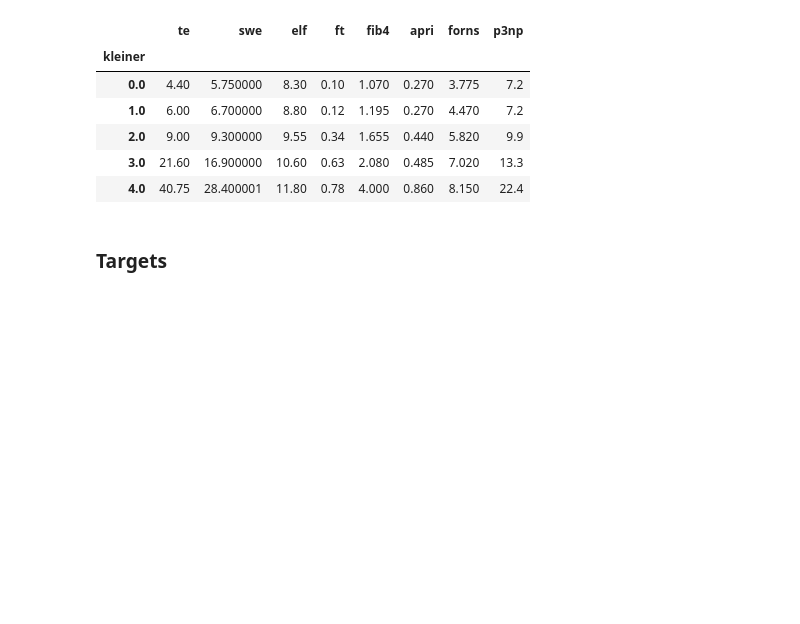
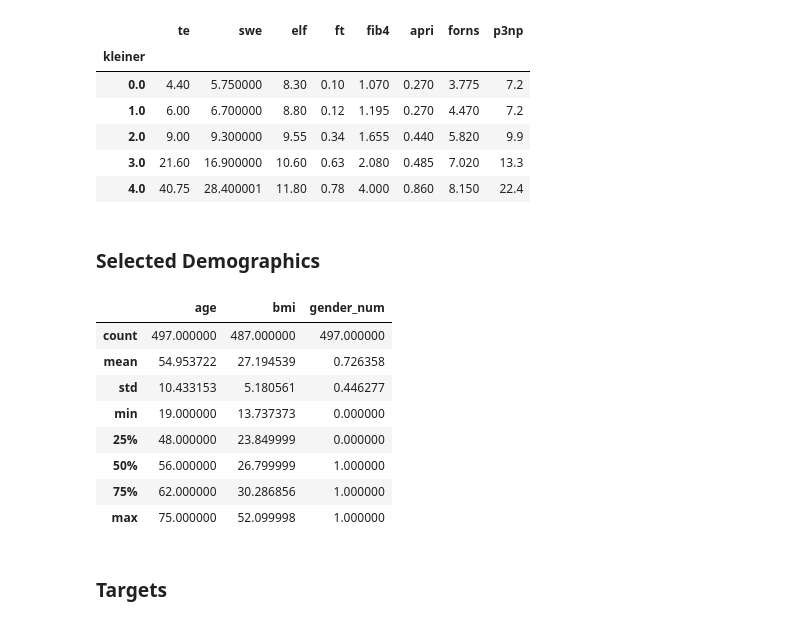
Before and after one commit to llniu/ALD-study, a Jupyter notebook: ald_analysis_hw.ipynb, the cells around one changed output. Saved outputs shown, nothing was run; the diff lists cells and outputs as text; code cells hidden in the pictures; blank space fills up the shorter version.

Commit message:
move demographics stats; start summary of hyperparameters

```diff
--- a/ald_analysis_hw.ipynb
+++ b/ald_analysis_hw.ipynb
@@ -569,6 +580,21 @@ data_cli.groupby('kleiner')[SOTA_fibrosis].median()
 | 2.0 | 9.00 | 9.300000 | 9.55 | 0.34 | 1.655 | 0.440 | 5.820 | 9.9 |
 | 3.0 | 21.60 | 16.900000 | 10.60 | 0.63 | 2.080 | 0.485 | 7.020 | 13.3 |
 | 4.0 | 40.75 | 28.400001 | 11.80 | 0.78 | 4.000 | 0.860 | 8.150 | 22.4 |
+# %% [markdown]
+### Selected Demographics
+# %%
+demographics = data_cli[['age', 'bmi', 'gender_num']] # 1 is male
+demographics.describe()
+# %% [output]
+|  | age | bmi | gender_num |
+| count | 497.000000 | 487.000000 | 497.000000 |
+| mean | 54.953722 | 27.194539 | 0.726358 |
+| std | 10.433153 | 5.180561 | 0.446277 |
+| min | 19.000000 | 13.737373 | 0.000000 |
+| 25% | 48.000000 | 23.849999 | 0.000000 |
+| 50% | 56.000000 | 26.799999 | 1.000000 |
+| 75% | 62.000000 | 30.286856 | 1.000000 |
+| max | 75.000000 | 52.099998 | 1.000000 |
 # %% [markdown]
 ### Targets
 # %%
```
Also changed, not shown: parts of 7 cells of this notebook.
